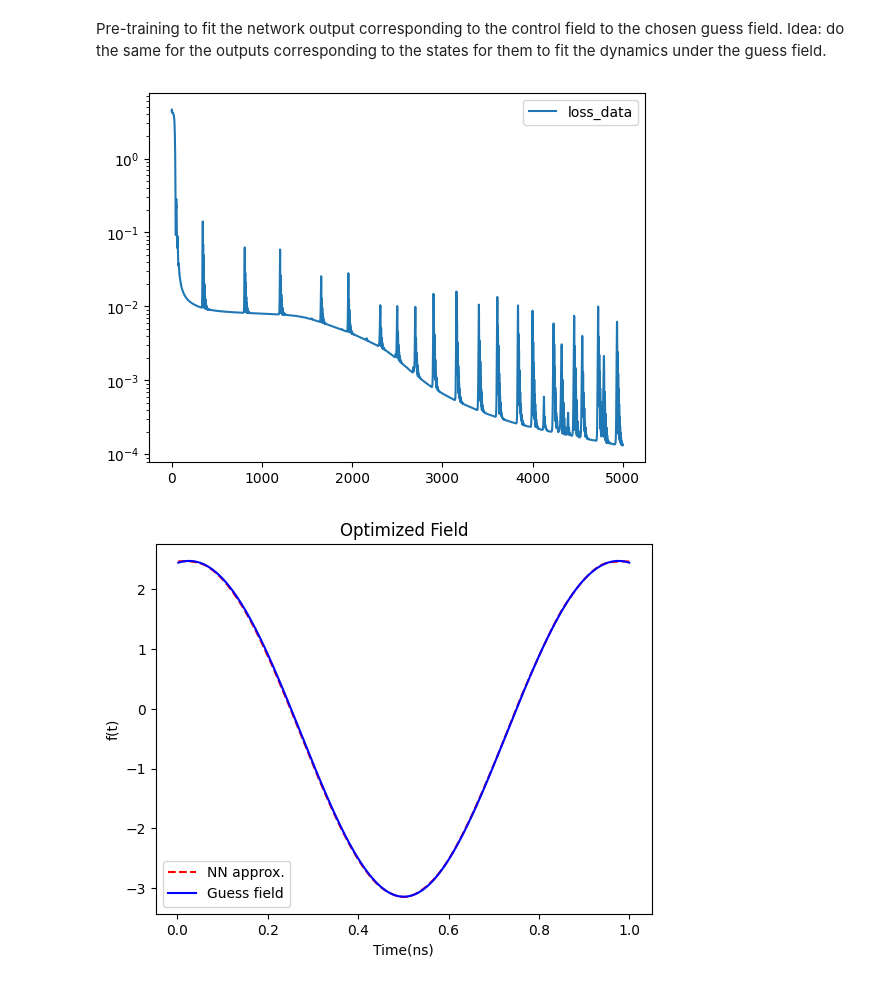
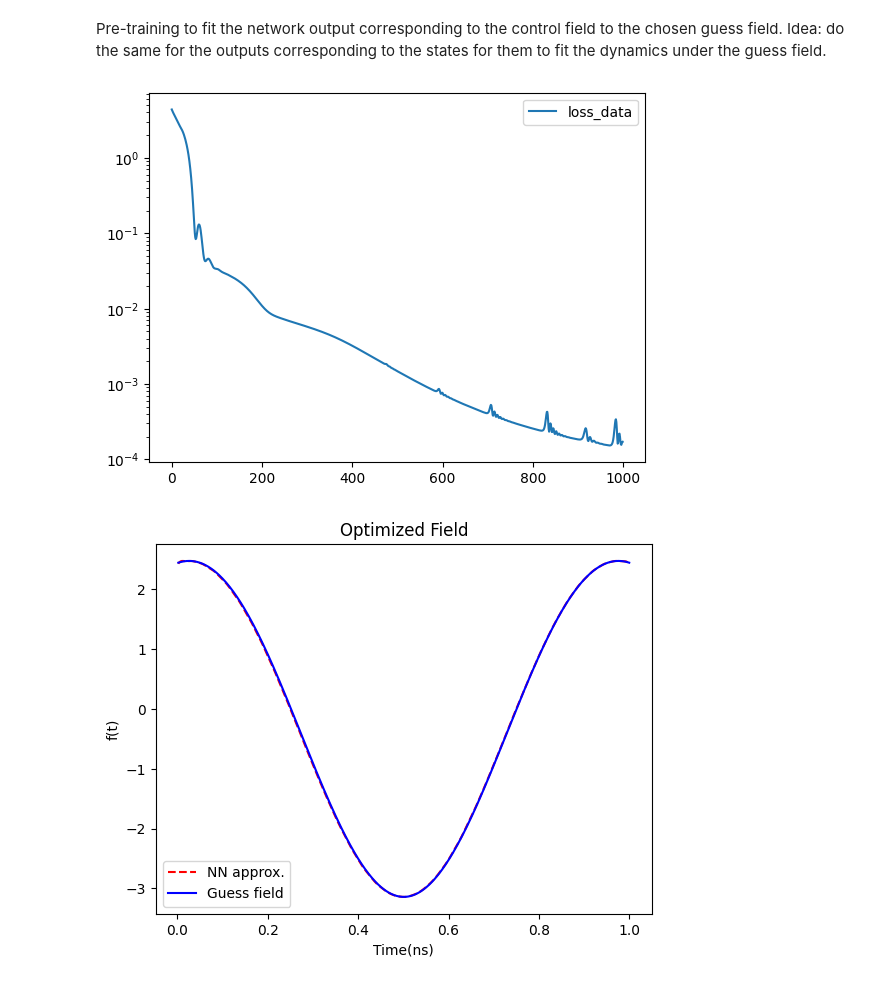
Before and after one commit to martinjimenez388/my-first-proyect, a Jupyter notebook: Examples/PINN_control_GATE_3levs_FreqTrick.ipynb, the cells around one changed output. Drawn from its saved outputs; the diff is of its cells as text; code cells hidden in the pictures.

```diff
--- a/Examples/PINN_control_GATE_3levs_FreqTrick.ipynb
+++ b/Examples/PINN_control_GATE_3levs_FreqTrick.ipynb
@@ -15,7 +15,7 @@ sys.path.insert(0, '../src')
 import function as my
 
 # Set this to the number of physical cores you will use
-num_threads = 1
+num_threads = 10
 tc.set_num_threads(num_threads)
 tc.set_num_interop_threads(num_threads)
 print(f"Threads set to: {tc.get_num_threads()}")
@@ -295,36 +309,36 @@ w_opt = guess_field(tc.from_numpy(t_points)).detach().numpy()
 instates = [qt.basis(3,0), qt.basis(3,1)]
 sts = quevol(w_opt, t_points, instates)
 # %%
-epocas  = 5000
+epocas  = 1000
 LOSS    = []
 LOSS1   = []
 LOSS2   = []
 
 for _ in tqdm(range(epocas)):
     ####### Forward pass #######
     y  = X_vector(time)
     LOSS_data =  (y[:,0:12] - tc.from_numpy(sts))**2
 
     LOSS_data += (y[:,12:13]- tc.from_numpy(w_opt).reshape(-1, 1))**2# guess_field(time)
     LOSS_data = LOSS_data.mean()
 
     ####### Loss total #######
     loss_i =  LOSS_data.mean()
 
     ####### Backpropagation #######
     opt.zero_grad()
     loss_i.backward()
     opt.step()
     LOSS2.append(LOSS_data.cpu().detach().numpy())
     LOSS.append(loss_i.cpu().detach().numpy())
 
 
 plt.plot(LOSS2,label="loss_data")
 plt.yscale("log")
 plt.legend()
 plt.show()
 # %% [output]
-[figure, old version]
+[figure, new version]
 # %%
 t_points =  np.linspace(tfinal/N,tfinal, N)
 X_  = X_vector(time).detach().numpy()
```
Also changed, not shown: parts of 8 cells of this notebook, 2 other files.
